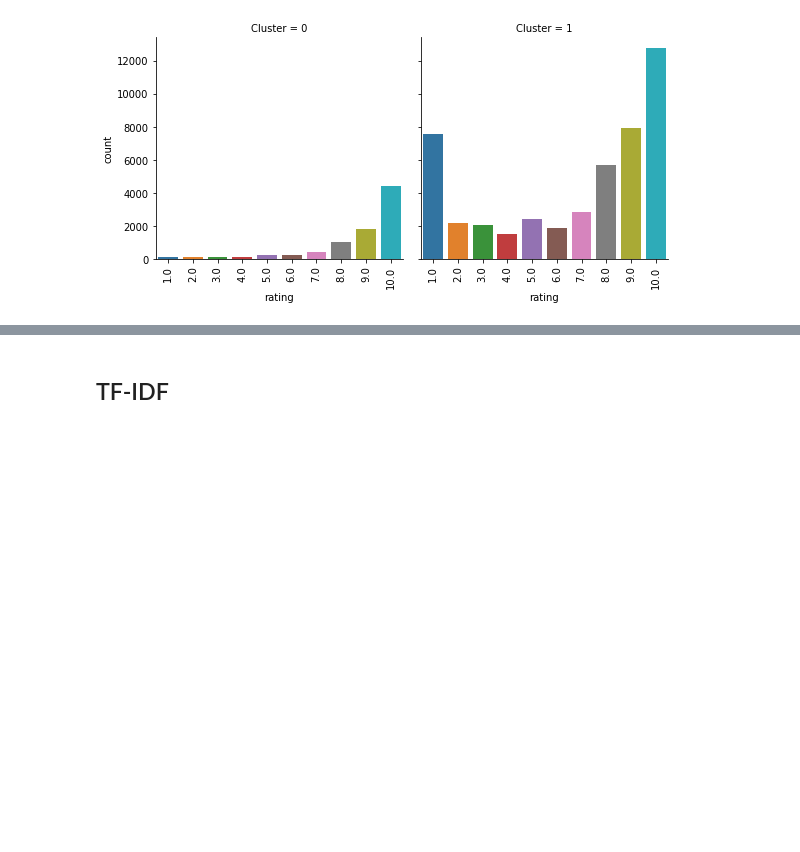
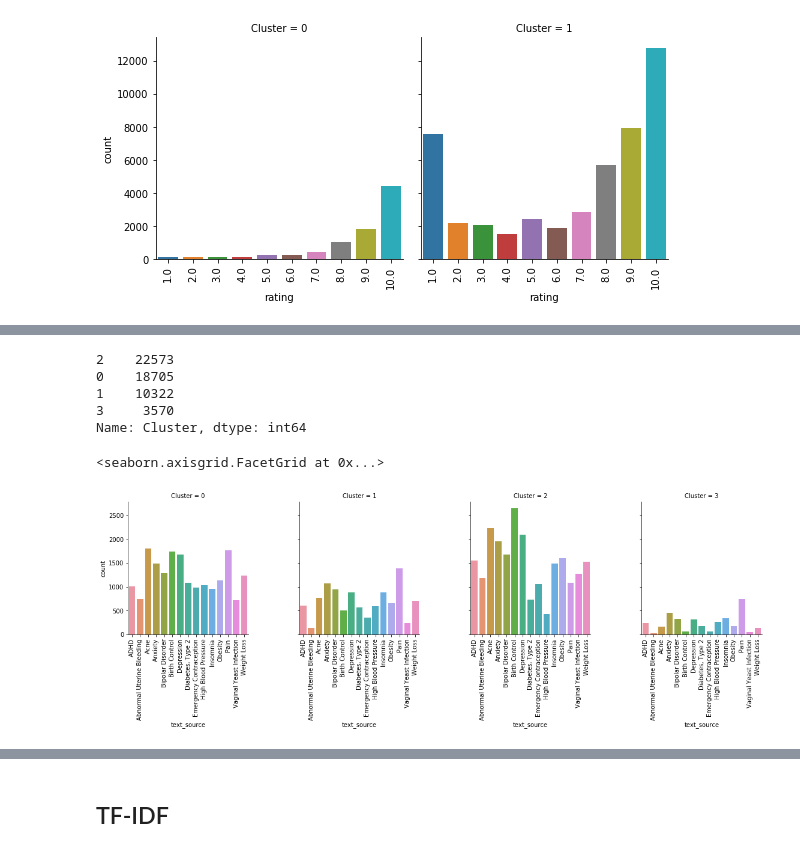
Before and after one commit to tcbriggs981/Prescription-Drugs, a Jupyter notebook: Unit 04 Capstone.ipynb, the cells around one changed output, grey strips where cells are left out. Saved outputs shown, nothing was run; the diff lists cells and outputs as text; code cells hidden in the pictures; blank space fills up the shorter version.

```diff
--- a/Unit 04 Capstone.ipynb
+++ b/Unit 04 Capstone.ipynb
@@ -994,0 +997,13 @@ When you break it out into a bar graph, you can see that the highest ratings are
+# %%
+y_pred = KMeans(n_clusters=4, random_state=42).fit_predict(X_norm)
+# %%
+y = word_counts['text_source']
+# %%
+#Creating the dataframe for the cluster
+df_clust = pd.DataFrame(y_pred)
+df_clust.columns = ['Cluster']
+# %%
+# Combining the cluster to X values
+df_comb = X.join(df_clust, how='inner')
+df_comb['text_source'] = y
+df_comb.head()
@@ -994,0 +1018,15 @@ When you break it out into a bar graph, you can see that the highest ratings are
+# %%
+df_comb.Cluster.value_counts()
+# %% [output]
+2    22573
+0    18705
+1    10322
+3     3570
+Name: Cluster, dtype: int64
+# %%
+# Source Breakdown
+g = sns.factorplot(x='text_source', col='Cluster', kind="count", data=df_comb, size=4)
+g.set_xticklabels(rotation=90)
+# %% [output]
+<seaborn.axisgrid.FacetGrid at 0x...>
+[figure, added]
```
Also changed, not shown: parts of 10 cells of this notebook.
